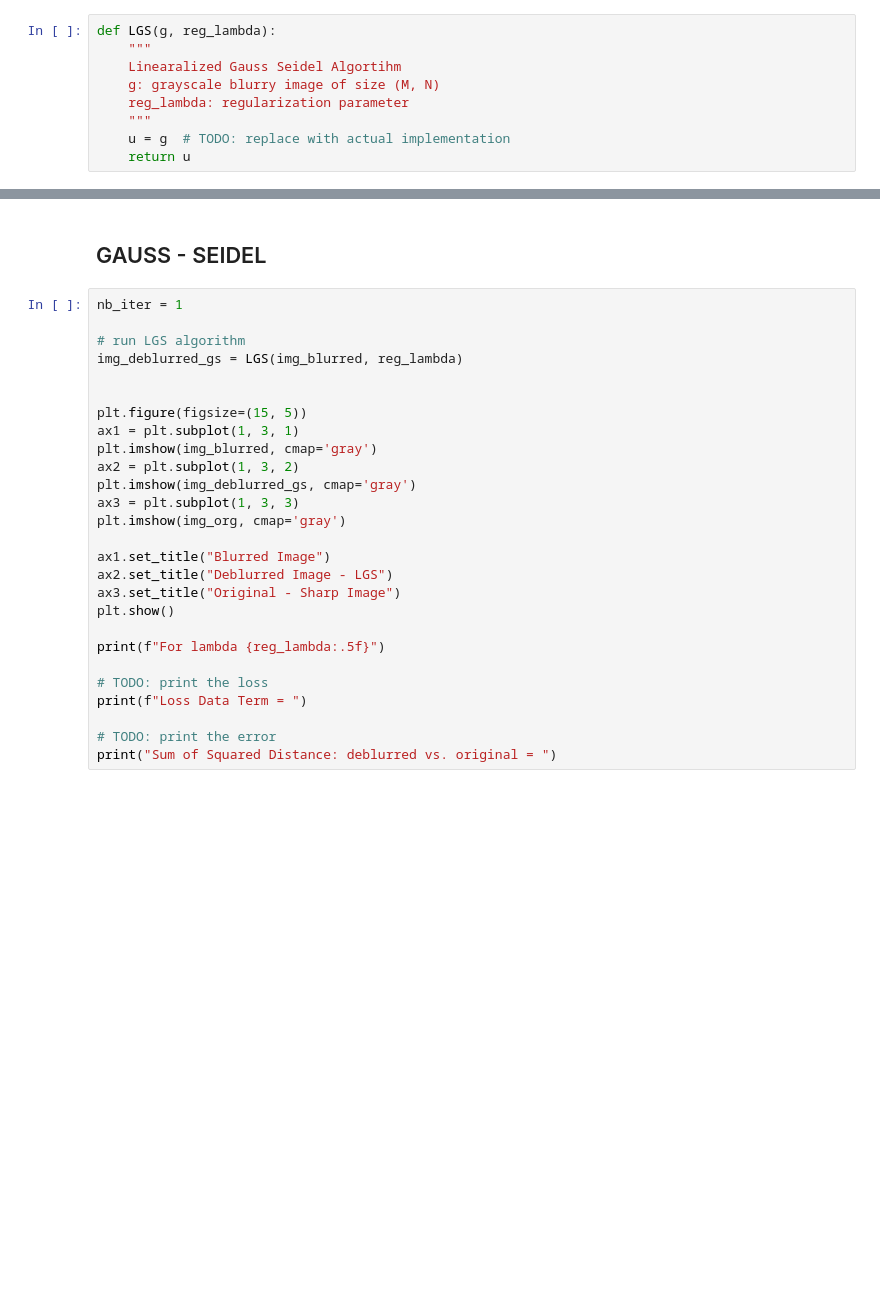
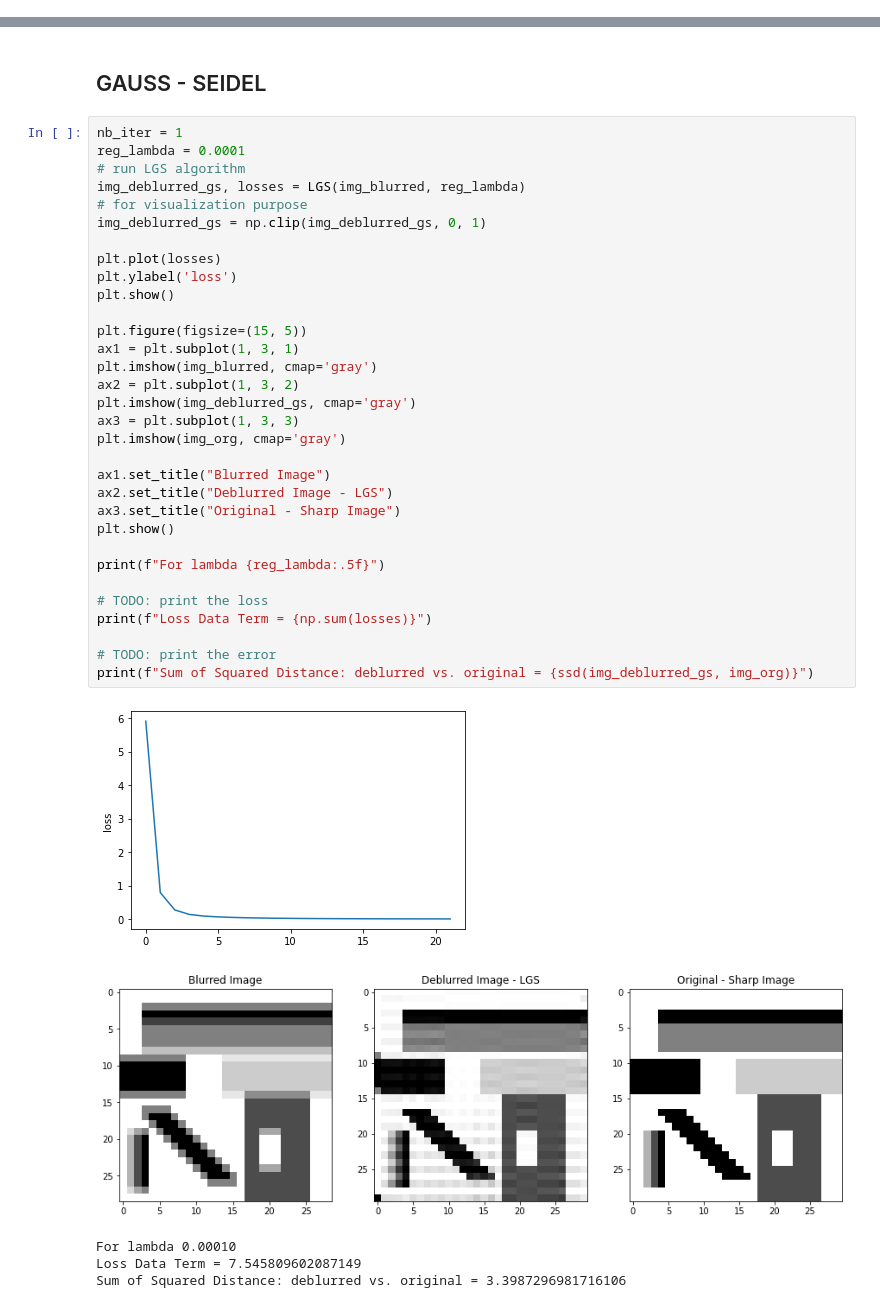
Before and after one commit to nalet/bme.Computer-Vision, a Jupyter notebook: assignment1/assignment1_nalet.meinen.ipynb, the cells around one changed output, grey strips where cells are left out. Drawn from its saved outputs; the diff is of its cells as text; blank space fills up the shorter version.

```diff
--- a/assignment1/assignment1_nalet.meinen.ipynb
+++ b/assignment1/assignment1_nalet.meinen.ipynb
@@ -82,9 +84,0 @@ def GD(g, reg_lambda = 0.01):
-# %%
-def LGS(g, reg_lambda):
-    """
-    Linearalized Gauss Seidel Algortihm
-    g: grayscale blurry image of size (M, N)
-    reg_lambda: regularization parameter
-    """
-    u = g  # TODO: replace with actual implementation
-    return u
@@ -185,28 +454,39 @@ print("Sum of Squared Distance: deblurred vs. original = ")
 ## GAUSS - SEIDEL
 # %%
 nb_iter = 1
+reg_lambda = 0.0001
+# run LGS algorithm
+img_deblurred_gs, losses = LGS(img_blurred, reg_lambda)
+# for visualization purpose
+img_deblurred_gs = np.clip(img_deblurred_gs, 0, 1)
 
-# run LGS algorithm
-img_deblurred_gs = LGS(img_blurred, reg_lambda)
-
+plt.plot(losses)
+plt.ylabel('loss')
+plt.show()
 
 plt.figure(figsize=(15, 5))
 ax1 = plt.subplot(1, 3, 1)
 plt.imshow(img_blurred, cmap='gray')
 ax2 = plt.subplot(1, 3, 2)
 plt.imshow(img_deblurred_gs, cmap='gray')
 ax3 = plt.subplot(1, 3, 3)
 plt.imshow(img_org, cmap='gray')
 
 ax1.set_title("Blurred Image")
 ax2.set_title("Deblurred Image - LGS")
 ax3.set_title("Original - Sharp Image")
 plt.show()
 
 print(f"For lambda {reg_lambda:.5f}")
 
 # TODO: print the loss
-print(f"Loss Data Term = ")
+print(f"Loss Data Term = {np.sum(losses)}")
 
 # TODO: print the error
-print("Sum of Squared Distance: deblurred vs. original = ")
+print(f"Sum of Squared Distance: deblurred vs. original = {ssd(img_deblurred_gs, img_org)}")
+# %% [output]
+[figure, added]
+[figure, added]
+For lambda 0.00010
+Loss Data Term = 7.545809602087149
+Sum of Squared Distance: deblurred vs. original = 3.3987296981716106
```
Also changed, not shown: parts of 16 cells of this notebook, 2 other files.
